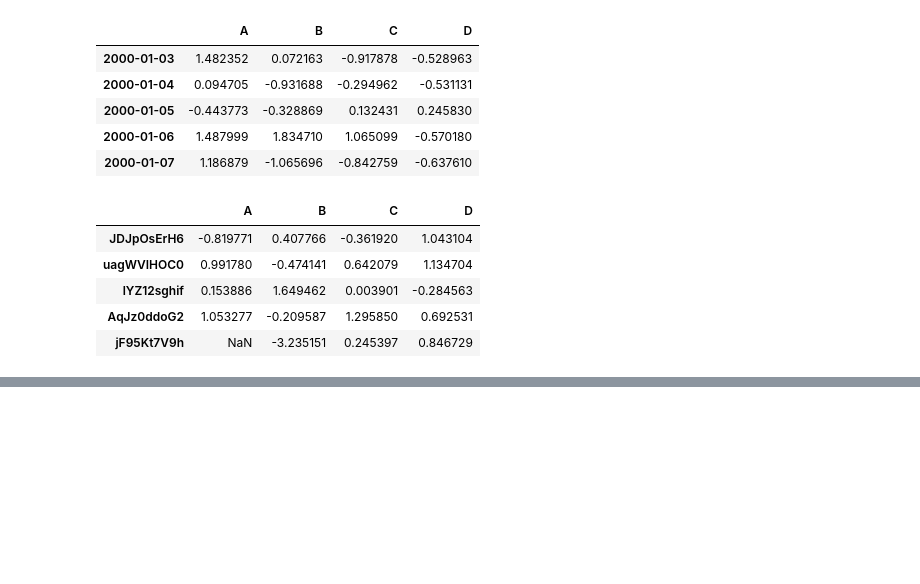
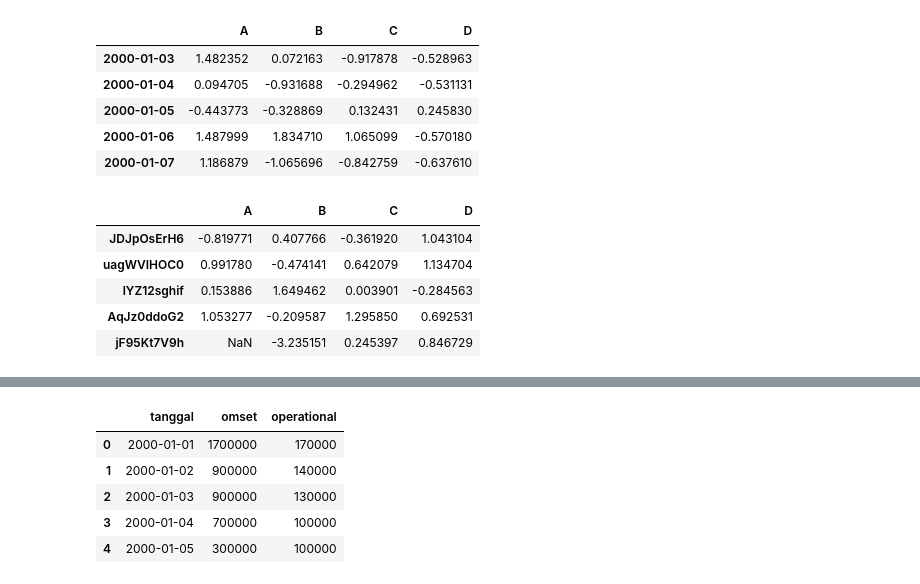
Before and after one commit to yap23/belajar_python, a Jupyter notebook: Belajar Pandas.ipynb, the cells around one changed output, grey strips where cells are left out. Cells and saved outputs as stored; diff of their text form; code cells hidden in the pictures; blank space fills up the shorter version.

```diff
--- a/Belajar Pandas.ipynb
+++ b/Belajar Pandas.ipynb
@@ -925,0 +926,8 @@ pd.util.testing.makeMissingDataframe().head()
+# %%
+# Persiapan data frame
+n_rows = 5
+n_cols = 2
+cols = ['omset','operational']
+
+df = pd.DataFrame(np.random.randint(1,20,size=(n_rows,n_cols)), columns=cols)
+df
@@ -925,0 +941,4 @@ pd.util.testing.makeMissingDataframe().head()
+# %%
+df['omset'] = df['omset']*100_000
+df['operational'] = df['operational']*10_000
+df
@@ -925,0 +952,12 @@ pd.util.testing.makeMissingDataframe().head()
+# %%
+df.index = pd.util.testing.makeDateIndex(n_rows, freq='D')
+df = df.reset_index()
+df = df.rename(columns={'index':'tanggal'})
+df
+# %% [output]
+|  | tanggal | omset | operational |
+| 0 | 2000-01-01 | 1700000 | 170000 |
+| 1 | 2000-01-02 | 900000 | 140000 |
+| 2 | 2000-01-03 | 900000 | 130000 |
+| 3 | 2000-01-04 | 700000 | 100000 |
+| 4 | 2000-01-05 | 300000 | 100000 |
```
Also changed, not shown: parts of 8 cells of this notebook.
